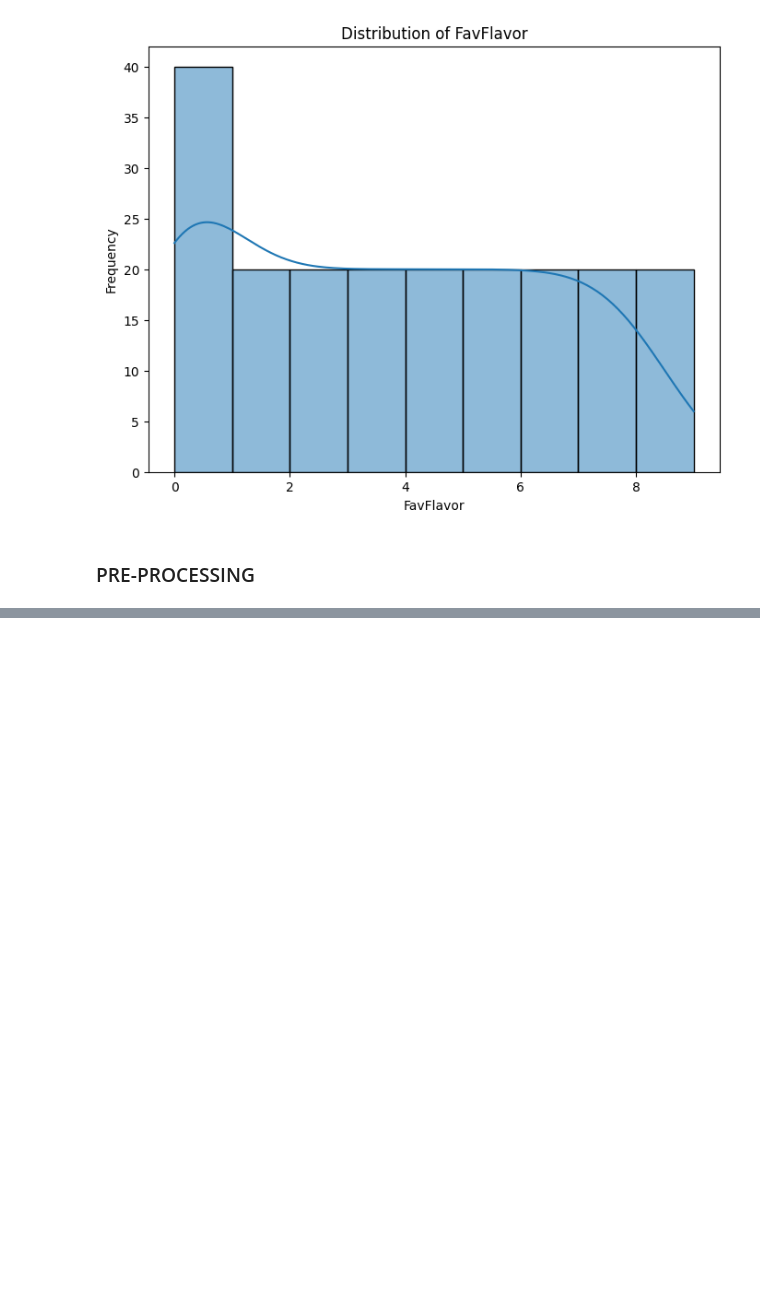
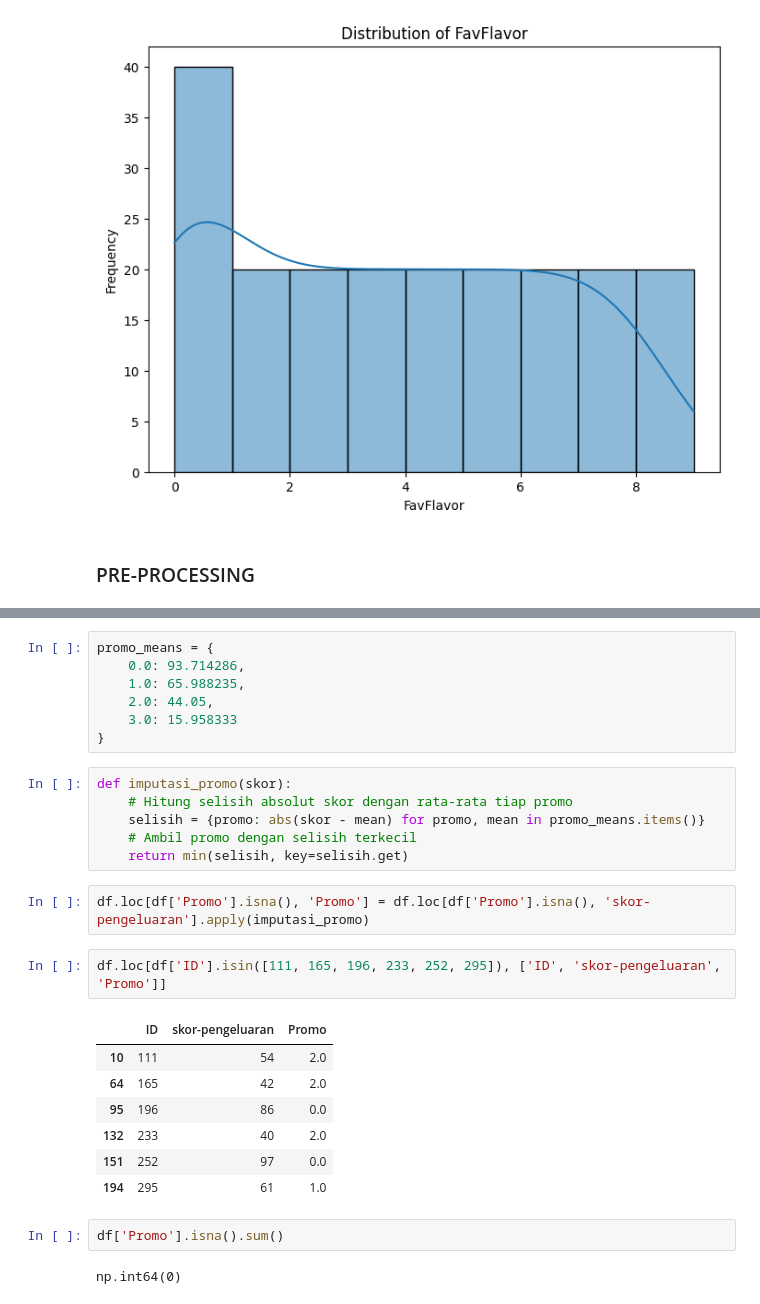
Before and after one commit to sahrul3114/Case-Study-Clustering-Analysis-Association-Rule, a Jupyter notebook: CP_02_Data_Mining_Kelompok_I.ipynb, the cells around one changed output, grey strips where cells are left out. Cells and saved outputs as stored; diff of their text form; blank space fills up the shorter version.

```diff
--- a/CP_02_Data_Mining_Kelompok_I.ipynb
+++ b/CP_02_Data_Mining_Kelompok_I.ipynb
@@ -227,0 +407,29 @@ for col in numerical_cols:
+# %%
+promo_means = {
+    0.0: 93.714286,
+    1.0: 65.988235,
+    2.0: 44.05,
+    3.0: 15.958333
+}
+# %%
+def imputasi_promo(skor):
+    # Hitung selisih absolut skor dengan rata-rata tiap promo
+    selisih = {promo: abs(skor - mean) for promo, mean in promo_means.items()}
+    # Ambil promo dengan selisih terkecil
+    return min(selisih, key=selisih.get)
+# %%
+df.loc[df['Promo'].isna(), 'Promo'] = df.loc[df['Promo'].isna(), 'skor-pengeluaran'].apply(imputasi_promo)
+# %%
+df.loc[df['ID'].isin([111, 165, 196, 233, 252, 295]), ['ID', 'skor-pengeluaran', 'Promo']]
+# %% [output]
+|  | ID | skor-pengeluaran | Promo |
+| 10 | 111 | 54 | 2.0 |
+| 64 | 165 | 42 | 2.0 |
+| 95 | 196 | 86 | 0.0 |
+| 132 | 233 | 40 | 2.0 |
+| 151 | 252 | 97 | 0.0 |
+| 194 | 295 | 61 | 1.0 |
+# %%
+df['Promo'].isna().sum()
+# %% [output]
+np.int64(0)
```
Also changed, not shown: parts of 19 cells of this notebook.
